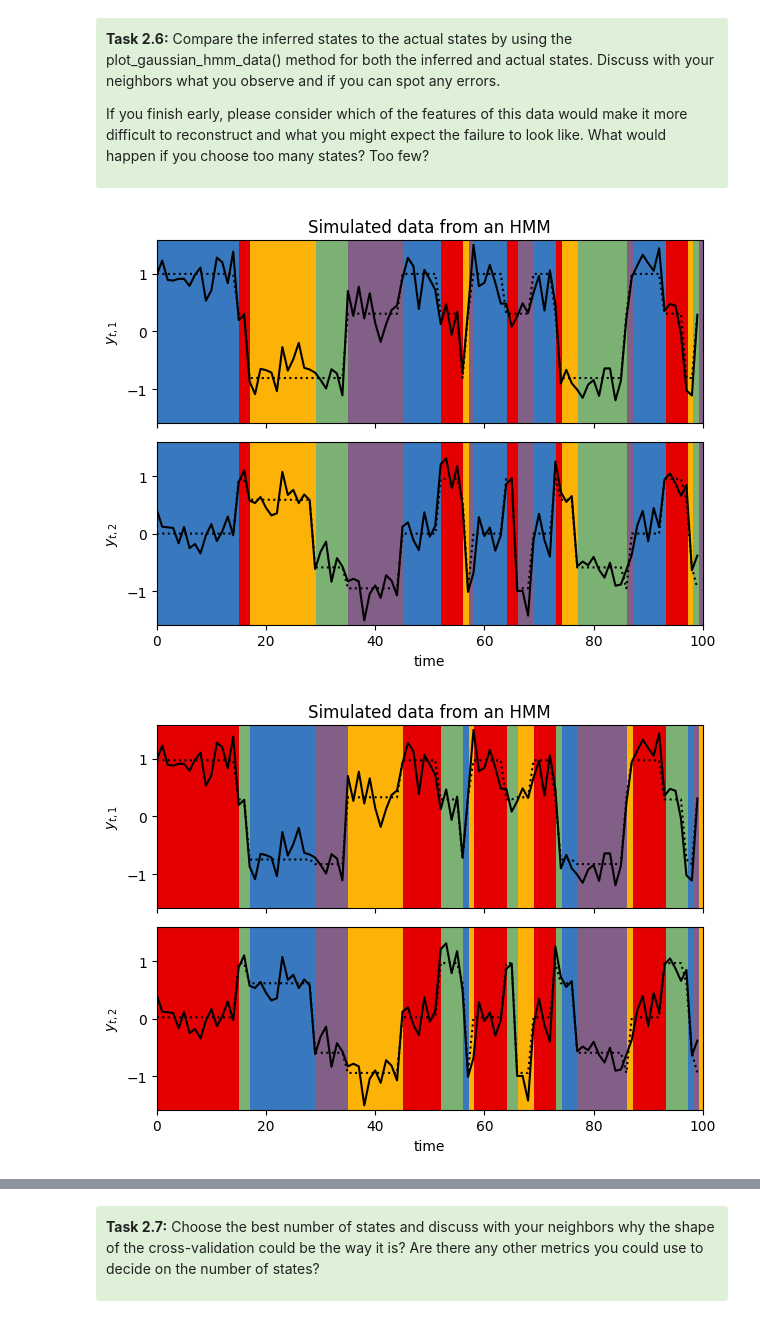
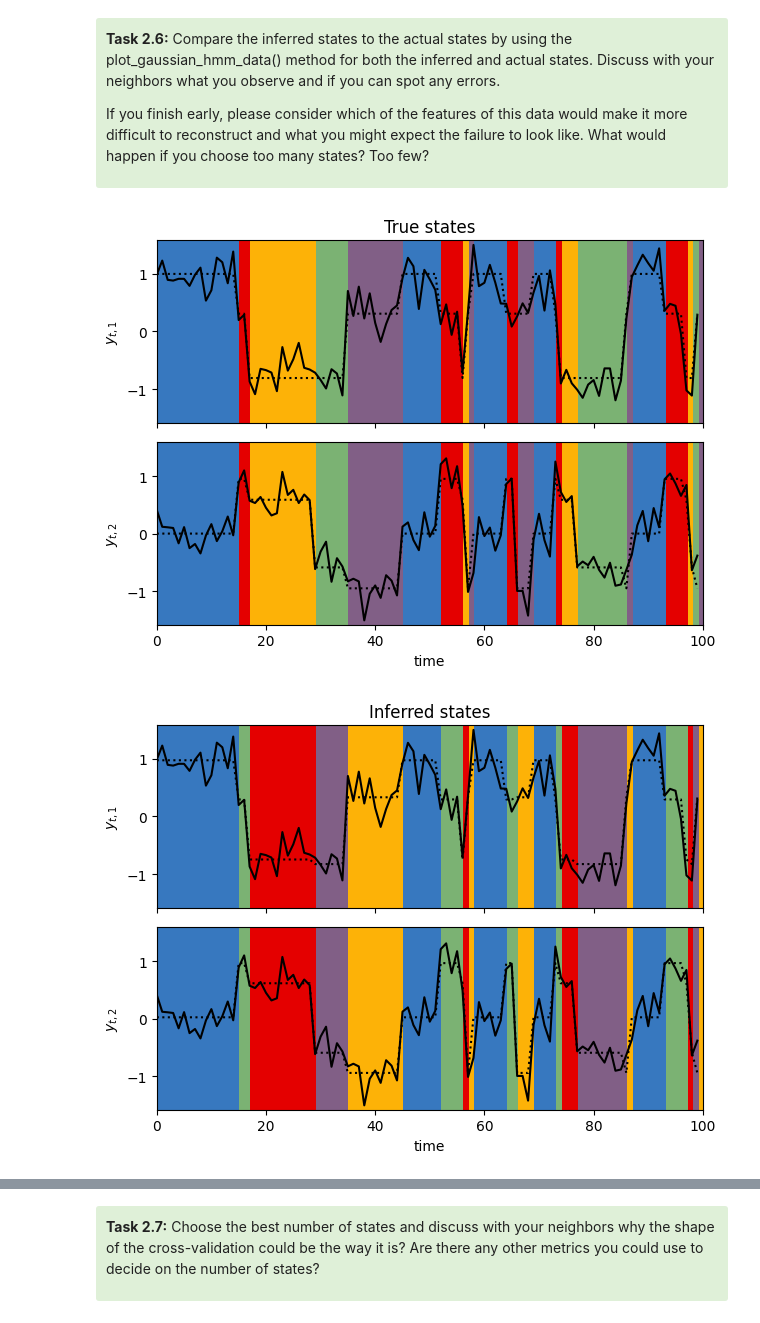
Before and after one commit to AllenSWDB/swdb_visualbehavior_template, a Jupyter notebook: code/Workshop_2.ipynb, the cells around one changed output, grey strips where cells are left out. Drawn from its saved outputs; the diff is of its cells as text; code cells hidden in the pictures.

```diff
--- a/code/Workshop_2.ipynb
+++ b/code/Workshop_2.ipynb
@@ -326,7 +337,7 @@ def plot_gaussian_hmm(hmm, params, emissions, states,  title="Emission Distribut
     plt.tight_layout()
 
 
-def plot_gaussian_hmm_data(hmm, params, emissions, states, xlim=None):
+def plot_gaussian_hmm_data(hmm, params, emissions, states, xlim=None, title = "Simulated data from an HMM"):
     """ This function should be used....
 
     Inputs:
@@ -356,5 +367,5 @@ def plot_gaussian_hmm_data(hmm, params, emissions, states, xlim=None):
         plt.xlim(xlim)
 
     axs[-1].set_xlabel("time")
-    axs[0].set_title("Simulated data from an HMM")
+    axs[0].set_title(title)
     plt.tight_layout()
@@ -448,29 +443,33 @@ determining the number of discrete states.
 </div>
 # %%
 def cross_validate_model(model, key, num_iters=100):
+
     # Initialize the parameters using K-Means on the full training set
-    params, props = model.initialize(key=key, method='kmeans', emissions=train_emissions)
+    params, props = model.initialize(key=key, method='kmeans', emissions=train_observations)
 
     # Split the training data into folds.
     # Note: this is memory inefficient but it highlights the use of vmap.
     folds = jnp.stack([
-        jnp.concatenate([train_emissions[:i], train_emissions[i+1:]])
+        jnp.concatenate([train_observations[:i], train_observations[i+1:]])
         for i in range(num_train_batches)
     ])
 
     def _fit_fold(y_train, y_val):
+        # Funtion to fit the HMM
         fit_params, train_lps = model.fit_em(params, props, y_train,
                                              num_iters=num_iters, verbose=False)
         return model.marginal_log_prob(fit_params, y_val)
 
-    val_lls = vmap(_fit_fold)(folds, train_emissions)
+    val_lls = vmap(_fit_fold)(folds, train_observations)
     return val_lls.mean(), val_lls
 # %%
 # Make a range of Gaussian HMMs
 all_num_states = list(range(2, 10))
-test_hmms = [GaussianHMM(num_states, emission_dim, transition_matrix_stickiness=10.)
+test_hmms = [GaussianHMM(num_states, observations_dim, transition_matrix_stickiness=10.)
           for num_states in all_num_states]
 results = []
+
+
 for test_hmm in test_hmms:
     print(f"fitting model with {test_hmm.num_states} states")
     results.append(cross_validate_model(test_hmm, jr.PRNGKey(0)))
@@ -527,9 +524,9 @@ best number of states: 5
 # %%
 # Initialize the parameters using K-Means on the full training set
 key = jr.PRNGKey(0)
-test_hmm = GaussianHMM(best_num_states, emission_dim, transition_matrix_stickiness=10.)
-params, props = test_hmm.initialize(key=key, method="kmeans", emissions=train_emissions)
-params, lps = test_hmm.fit_em(params, props, train_emissions, num_iters=100)
+test_hmm = GaussianHMM(best_num_states, observations_dim, transition_matrix_stickiness=10.)
+params, props = test_hmm.initialize(key=key, method="kmeans", emissions=train_observations)
+params, lps = test_hmm.fit_em(params, props, train_observations, num_iters=100)
 # %% [output]
 100.00% [100/100 00:01<00:00]
 # %% [markdown]
@@ -563,12 +560,15 @@ plt.tight_layout()
 # %%
 # helper code for task 2.6
 
-plot_gaussian_hmm_data(hmm, true_params, train_emissions[0], train_true_states[0])
+plot_gaussian_hmm_data(hmm, true_params, train_observations[0], train_true_states[0], title = 'True states')
 
-most_likely_states = hmm.most_likely_states(params, train_emissions[0])
-plot_gaussian_hmm_data(hmm, params, train_emissions[0], most_likely_states)
+# Get inferred states
+most_likely_states = hmm.most_likely_states(params, train_observations[0])
+
+# Ask Scott for hmm.permute?
+plot_gaussian_hmm_data(hmm, params, train_observations[0], most_likely_states, title = "Inferred states")
 # %% [output]
-[figure, old version]
+[figure, new version]
-[figure, old version]
+[figure, new version]
 # %% [markdown]
 <div style="border-left: 3px solid #000; padding: 1px; padding-left: 10px; background: #F0FAFF; ">
```
Also changed, not shown: parts of 67 cells of this notebook, 6 other files.
